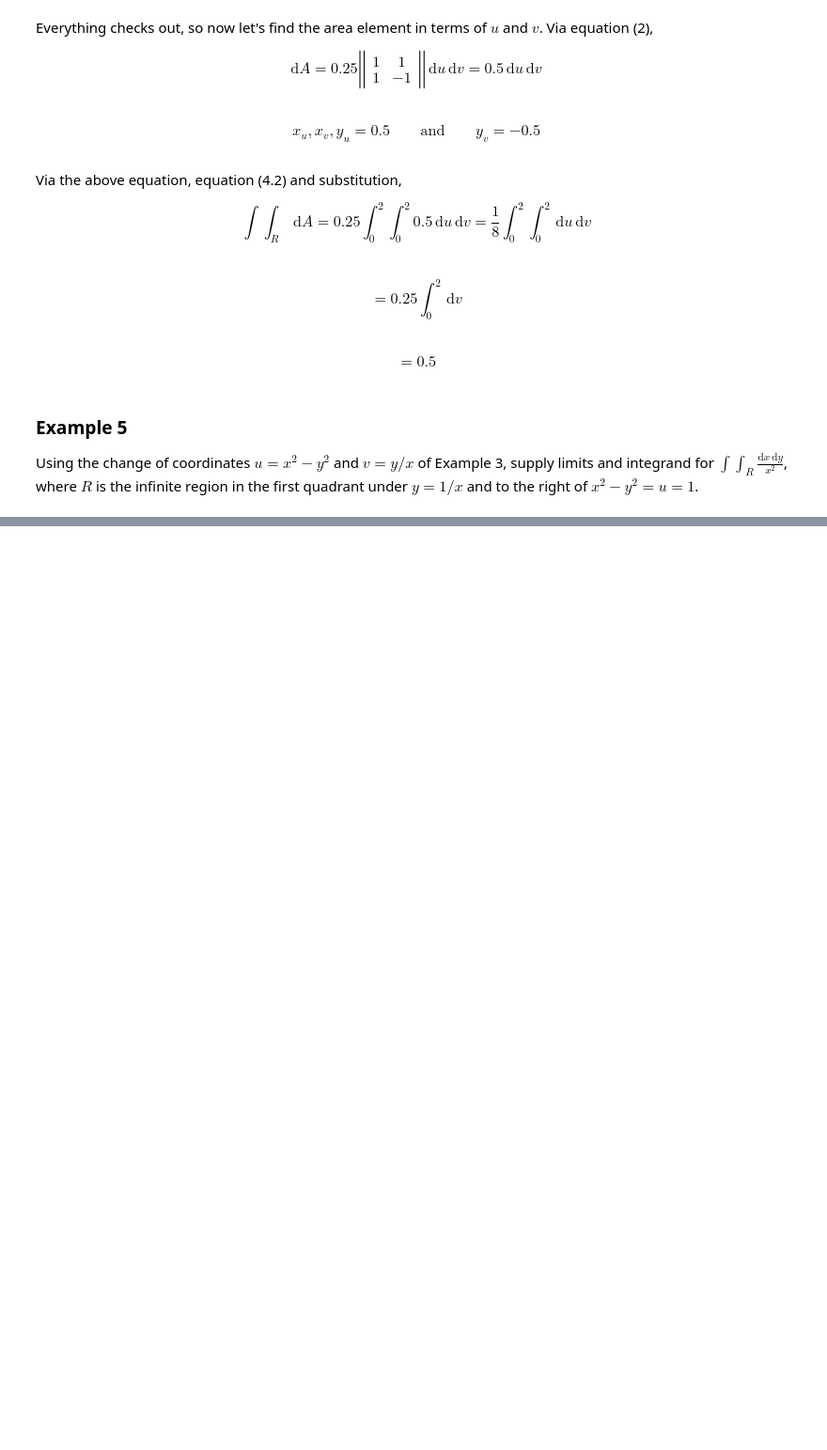
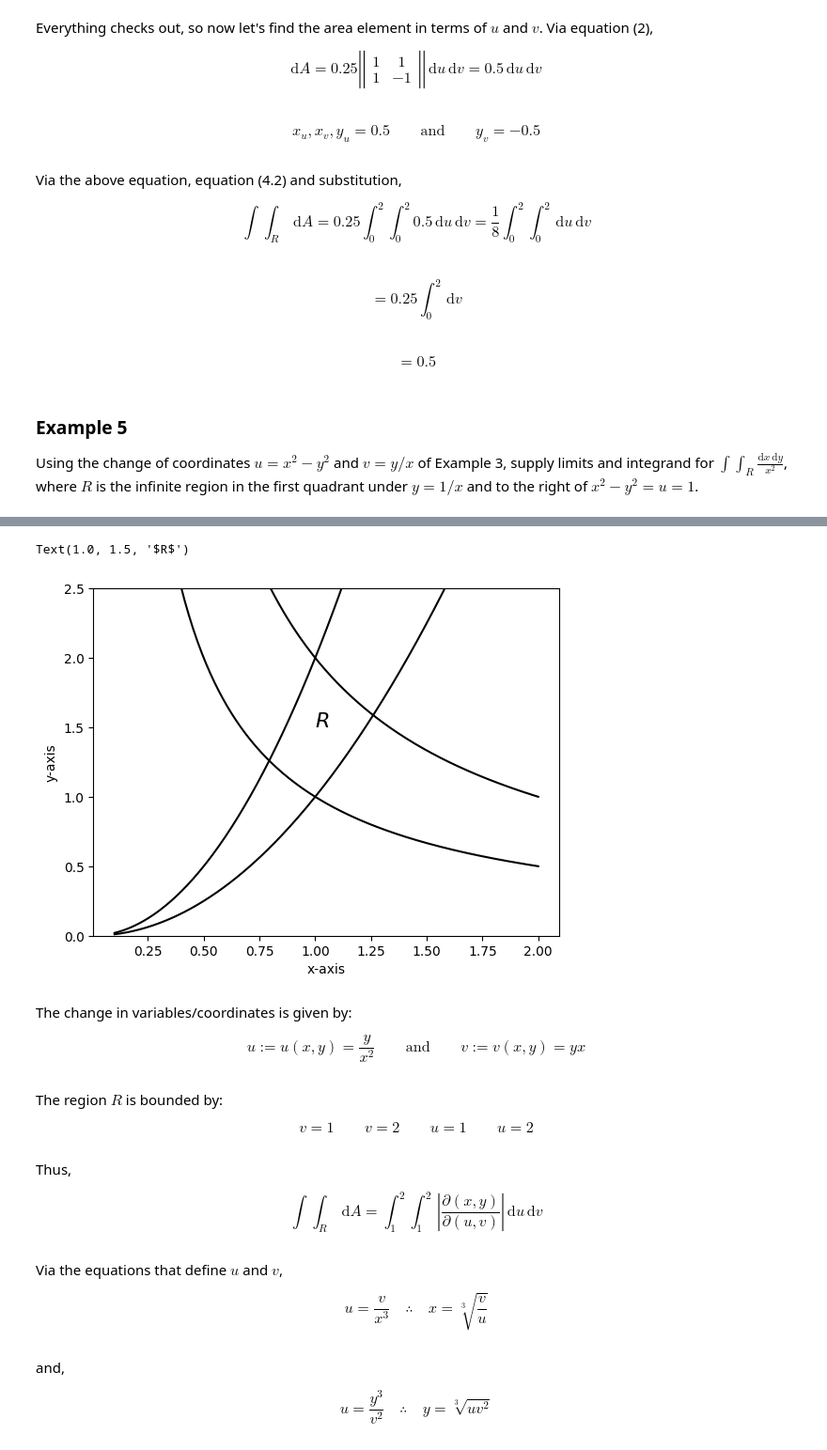
Before and after one commit to jordandll/MultivariableCalculus, a Jupyter notebook: DoubleIntegrals/DoubleIntegrals/Limits.ipynb, the cells around one changed output, grey strips where cells are left out. Shown at 94% size. Cells and saved outputs as stored; diff of their text form; code cells hidden in the pictures; blank space fills up the shorter version.

```diff
--- a/DoubleIntegrals/DoubleIntegrals/Limits.ipynb
+++ b/DoubleIntegrals/DoubleIntegrals/Limits.ipynb
@@ -266,0 +503,38 @@ Using the change of coordinates $u=x^2-y^2$ and $v = y/x$ of Example 3, supply l
+# %%
+# Create the domain.
+x = np.linspace(0.1,2,num=200)
+
+# Create the figure and axes objects.
+fig, ax = plt.subplots()
+ax.set_xlabel('x-axis')
+ax.set_ylabel('y-axis')
+ylim = ax.set_ylim(0,2.5)
+
+# Plot the boundary curves.
+ax.plot(x,x**2,x,2*x**2,x,1/x,x,2/x,color='k')
+ax.text(1.,1.5,r'$R$',size=16)
+# %% [output]
+Text(1.0, 1.5, '$R$')
+[figure, added]
+# %% [markdown]
+The change in variables/coordinates is given by:
+
+$$ u:=u(x,y)= \frac{y}{x^2} \quad\quad\text{and}\quad\quad v:=v(x,y)=yx$$
+# %% [markdown]
+The region $R$ is bounded by:
+
+$$ v = 1\quad\quad v=2 \quad\quad u = 1 \quad\quad u=2$$
+# %% [markdown]
+Thus,
+
+\begin{equation}\tag{P1}
+    \int\!\int_R\,\mathrm{d}A = \int_1^2\int_1^2\,\left|\frac{\partial(x,y)}{\partial(u,v)}\right|\,\mathrm{d}u\,\mathrm{d}v
+\end{equation}
+# %% [markdown]
+Via the equations that define $u$ and $v$,
+
+$$ u = \frac{v}{x^3} \quad\therefore \quad x = \sqrt[3]{\frac{v}{u}}$$
+# %% [markdown]
+and,
+
+$$ u = \frac{y^3}{v^2} \quad\therefore\quad y = \sqrt[3]{uv^2}$$
```
Also changed, not shown: parts of 67 cells of this notebook.
